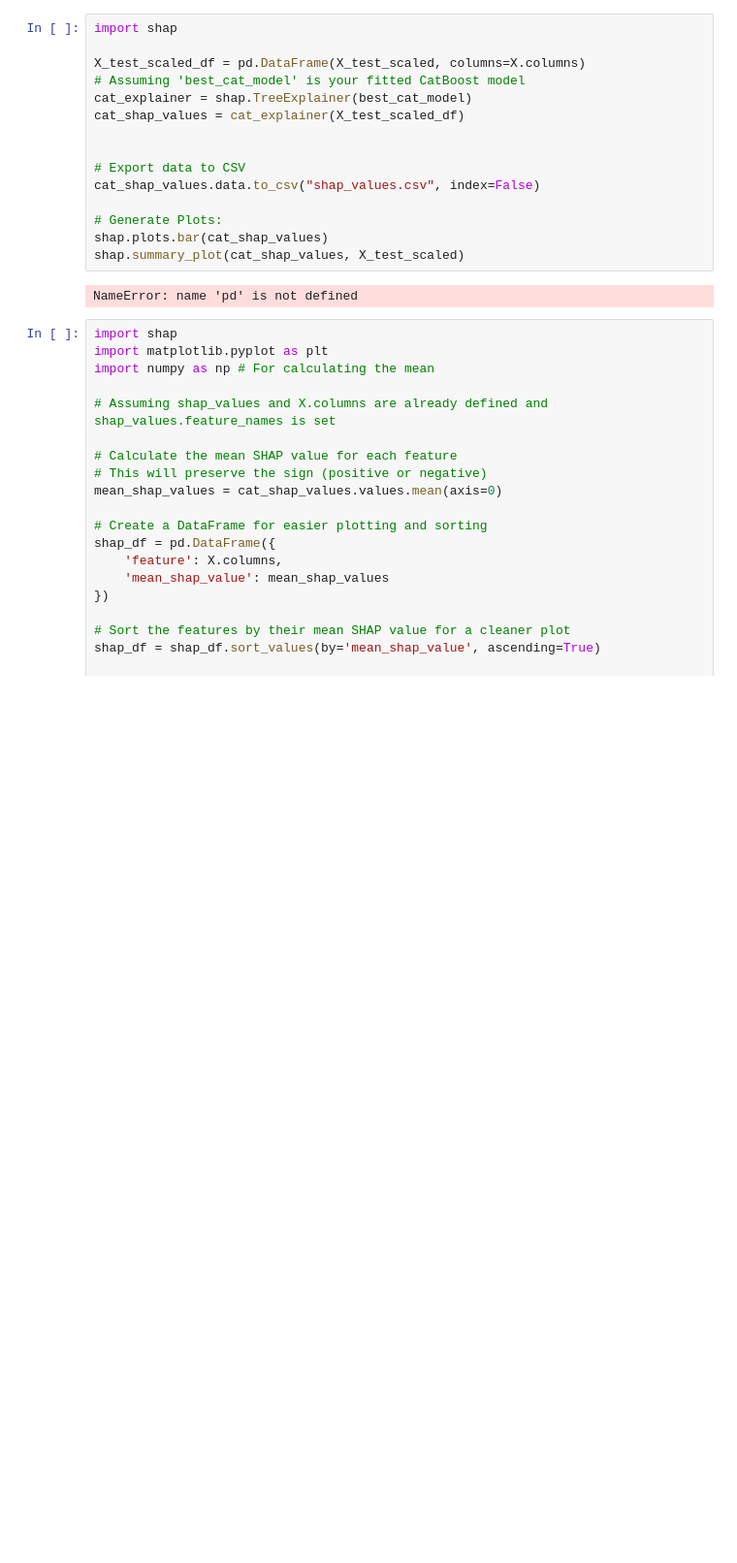
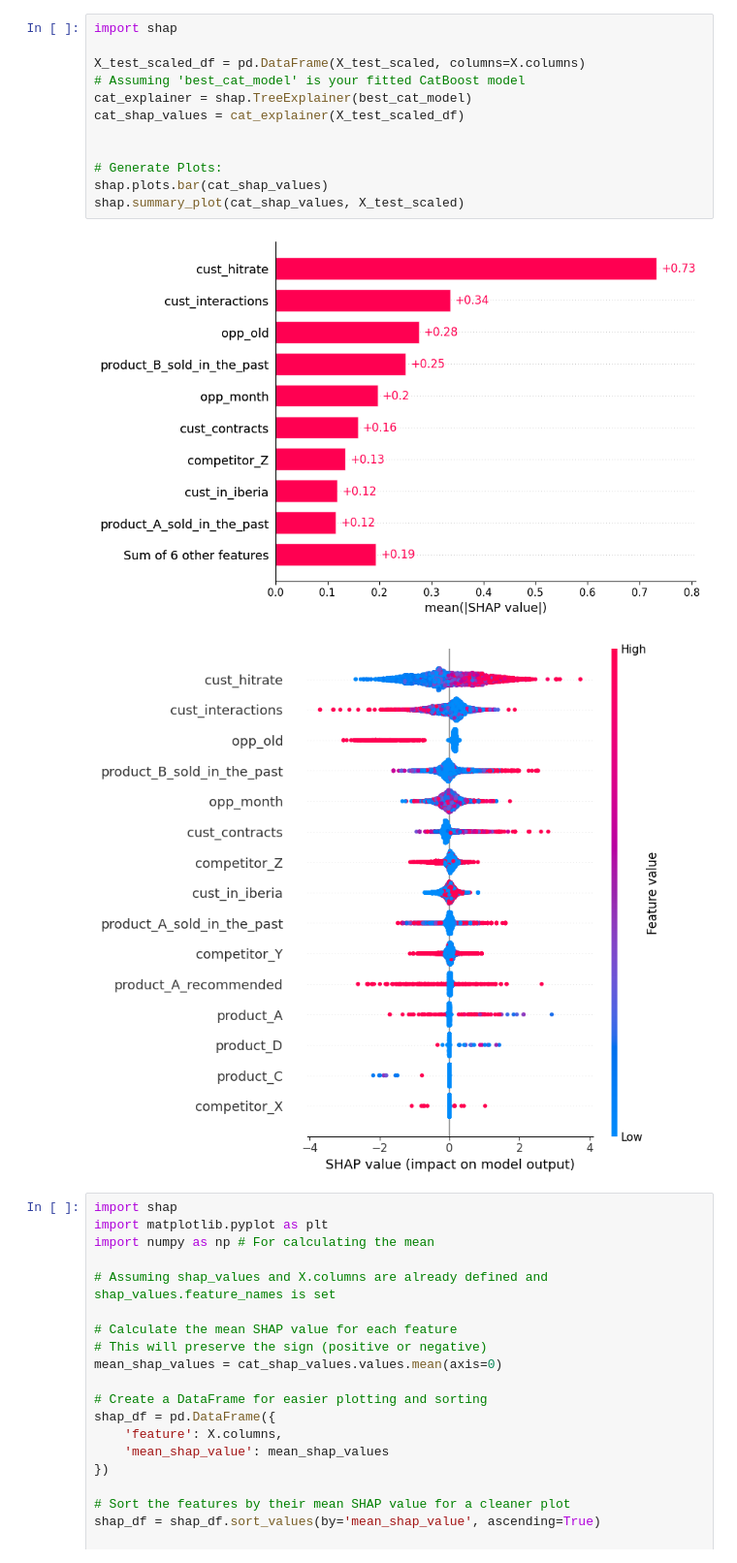
Before and after one commit to alex-touza/datathon-2025, a Jupyter notebook: models/catboost.ipynb, the cells around one changed output. Shown at 97% size. Saved outputs shown, nothing was run; the diff lists cells and outputs as text; blank space fills up the shorter version.

```diff
--- a/models/catboost.ipynb
+++ b/models/catboost.ipynb
@@ -153,20 +160,18 @@ Fitting 3 folds for each of 25 candidates, totalling 75 fits
 # %%
 import shap
 
 X_test_scaled_df = pd.DataFrame(X_test_scaled, columns=X.columns)
 # Assuming 'best_cat_model' is your fitted CatBoost model
 cat_explainer = shap.TreeExplainer(best_cat_model)
 cat_shap_values = cat_explainer(X_test_scaled_df)
 
 
-# Export data to CSV
-cat_shap_values.data.to_csv("shap_values.csv", index=False)
-
 # Generate Plots:
 shap.plots.bar(cat_shap_values)
 shap.summary_plot(cat_shap_values, X_test_scaled)
 # %% [output]
-NameError: name 'pd' is not defined
+[figure, added]
+[figure, added]
 # %%
 import shap
 import matplotlib.pyplot as plt
```
Also changed, not shown: parts of 8 cells of this notebook, 13 other files.
